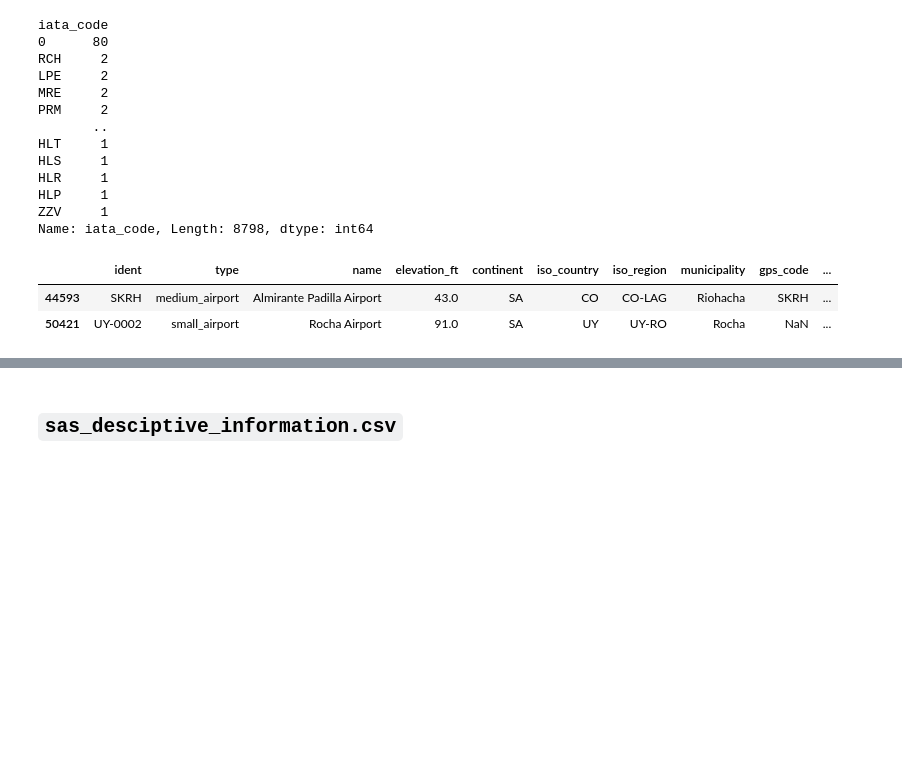
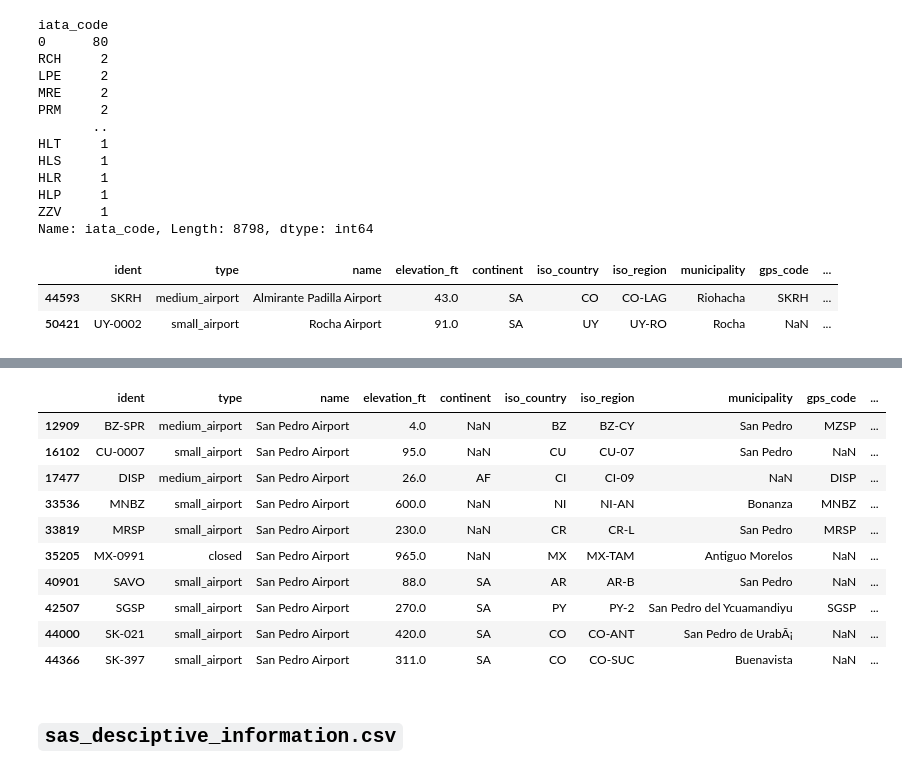
Before and after one commit to Nogfel/Data-Engineering-Nanodegree, a Jupyter notebook: Udacity_final_project/data_exploration.ipynb, the cells around one changed output, grey strips where cells are left out. Drawn from its saved outputs; the diff is of its cells as text; code cells hidden in the pictures; blank space fills up the shorter version.

```diff
--- a/Udacity_final_project/data_exploration.ipynb
+++ b/Udacity_final_project/data_exploration.ipynb
@@ -246,3 +341,17 @@ df_a[df_a['iata_code'] == 'RCH']
+# %%
+df_a[df_a['name'] == 'San Pedro Airport']
+# %% [output]
+|  | ident | type | name | elevation_ft | continent | iso_country | iso_region | municipality | gps_code | ... |
+| 12909 | BZ-SPR | medium_airport | San Pedro Airport | 4.0 | NaN | BZ | BZ-CY | San Pedro | MZSP | ... |
+| 16102 | CU-0007 | small_airport | San Pedro Airport | 95.0 | NaN | CU | CU-07 | San Pedro | NaN | ... |
+| 17477 | DISP | medium_airport | San Pedro Airport | 26.0 | AF | CI | CI-09 | NaN | DISP | ... |
+| 33536 | MNBZ | small_airport | San Pedro Airport | 600.0 | NaN | NI | NI-AN | Bonanza | MNBZ | ... |
+| 33819 | MRSP | small_airport | San Pedro Airport | 230.0 | NaN | CR | CR-L | San Pedro | MRSP | ... |
+| 35205 | MX-0991 | closed | San Pedro Airport | 965.0 | NaN | MX | MX-TAM | Antiguo Morelos | NaN | ... |
+| 40901 | SAVO | small_airport | San Pedro Airport | 88.0 | SA | AR | AR-B | San Pedro | NaN | ... |
+| 42507 | SGSP | small_airport | San Pedro Airport | 270.0 | SA | PY | PY-2 | San Pedro del Ycuamandiyu | SGSP | ... |
+| 44000 | SK-021 | small_airport | San Pedro Airport | 420.0 | SA | CO | CO-ANT | San Pedro de UrabÃ¡ | NaN | ... |
+| 44366 | SK-397 | small_airport | San Pedro Airport | 311.0 | SA | CO | CO-SUC | Buenavista | NaN | ... |
 # %% [markdown]
 ## `sas_desciptive_information.csv`
 # %%
```
Also changed, not shown: parts of 17 cells of this notebook.
